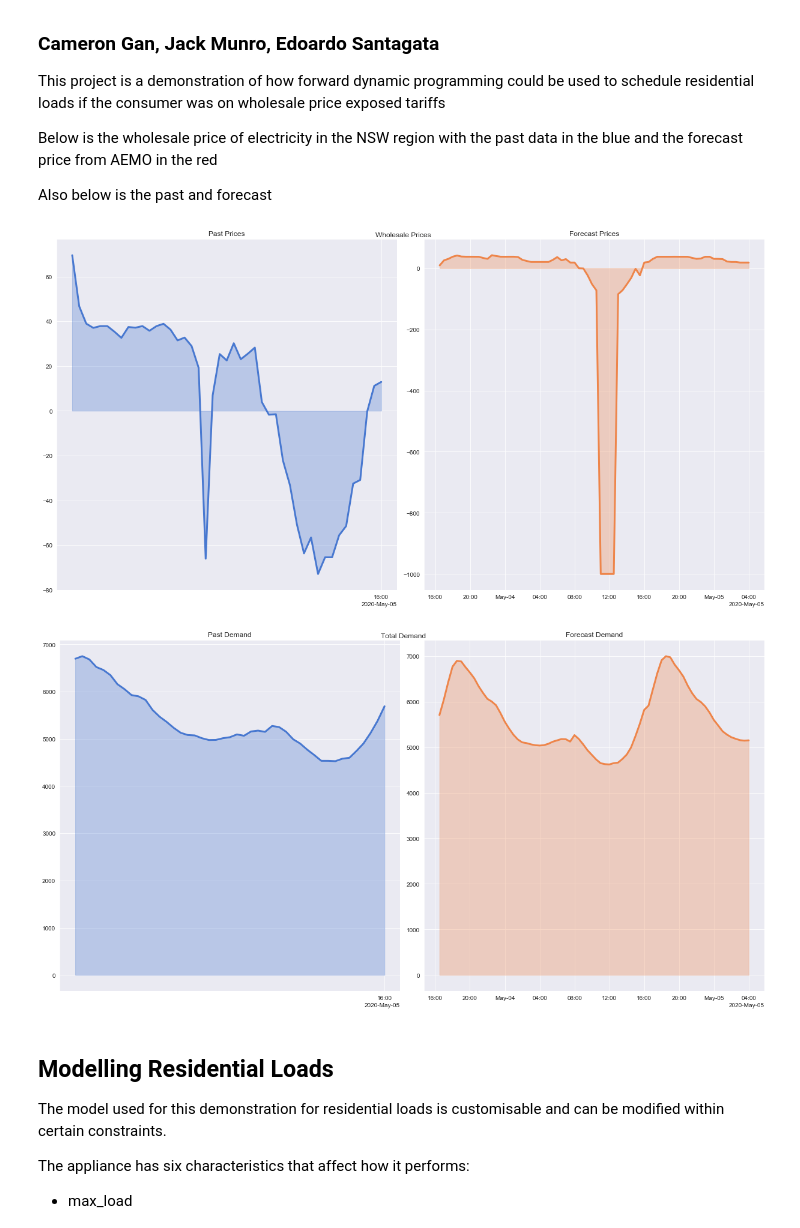
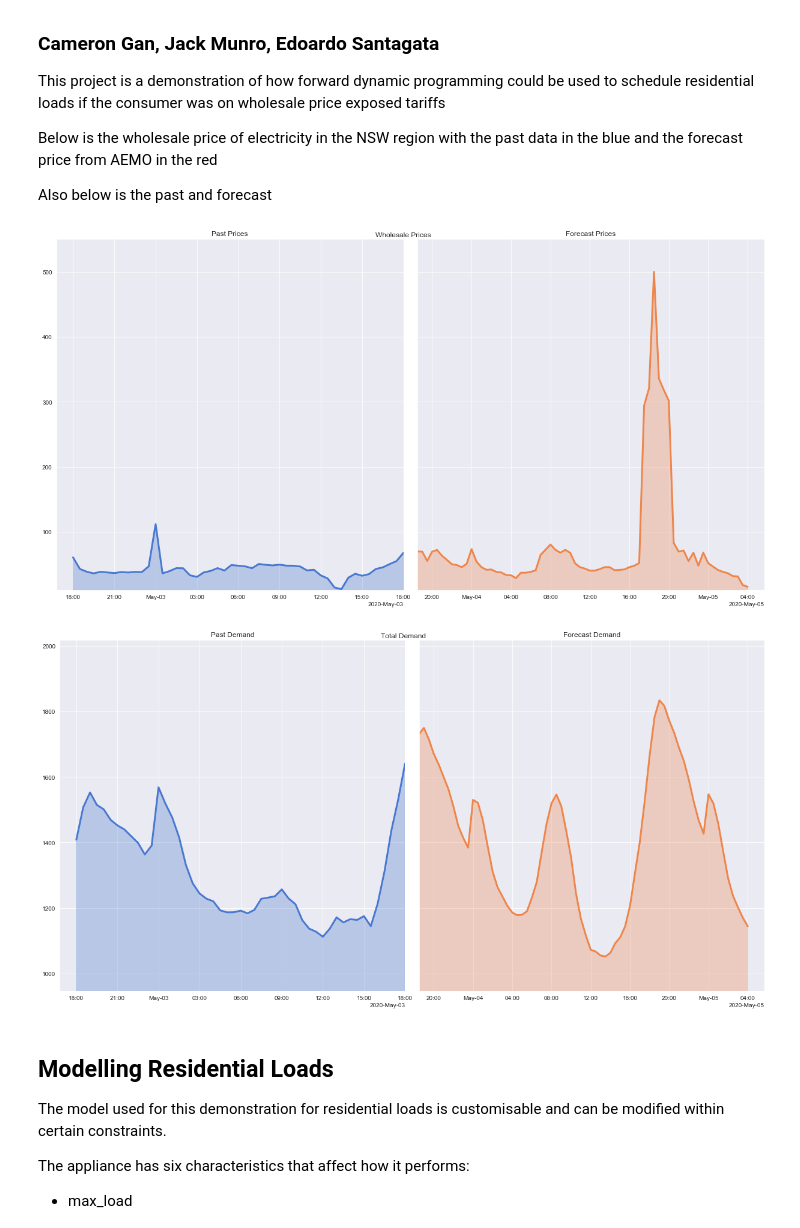
Before and after one commit to Cameron-Gan/ELEC9715_Project, a Jupyter notebook: finalNotebook.ipynb, the cells around one changed output. Drawn from its saved outputs; the diff is of its cells as text; code cells hidden in the pictures.

```diff
--- a/finalNotebook.ipynb
+++ b/finalNotebook.ipynb
@@ -14,13 +14,13 @@ Also below is the past and forecast
 # %%
 from projectCode.charts import chart_prices, chart_demand
 
-state = 'QLD1'
+state = 'SA1'
 
 chart_prices(state)
 chart_demand(state)
 # %% [output]
-[figure, old version]
+[figure, new version]
-[figure, old version]
+[figure, new version]
 # %% [markdown]
 ## Modelling Residential Loads
 
```
Also changed, not shown: parts of 2 cells of this notebook, 3 other files.
